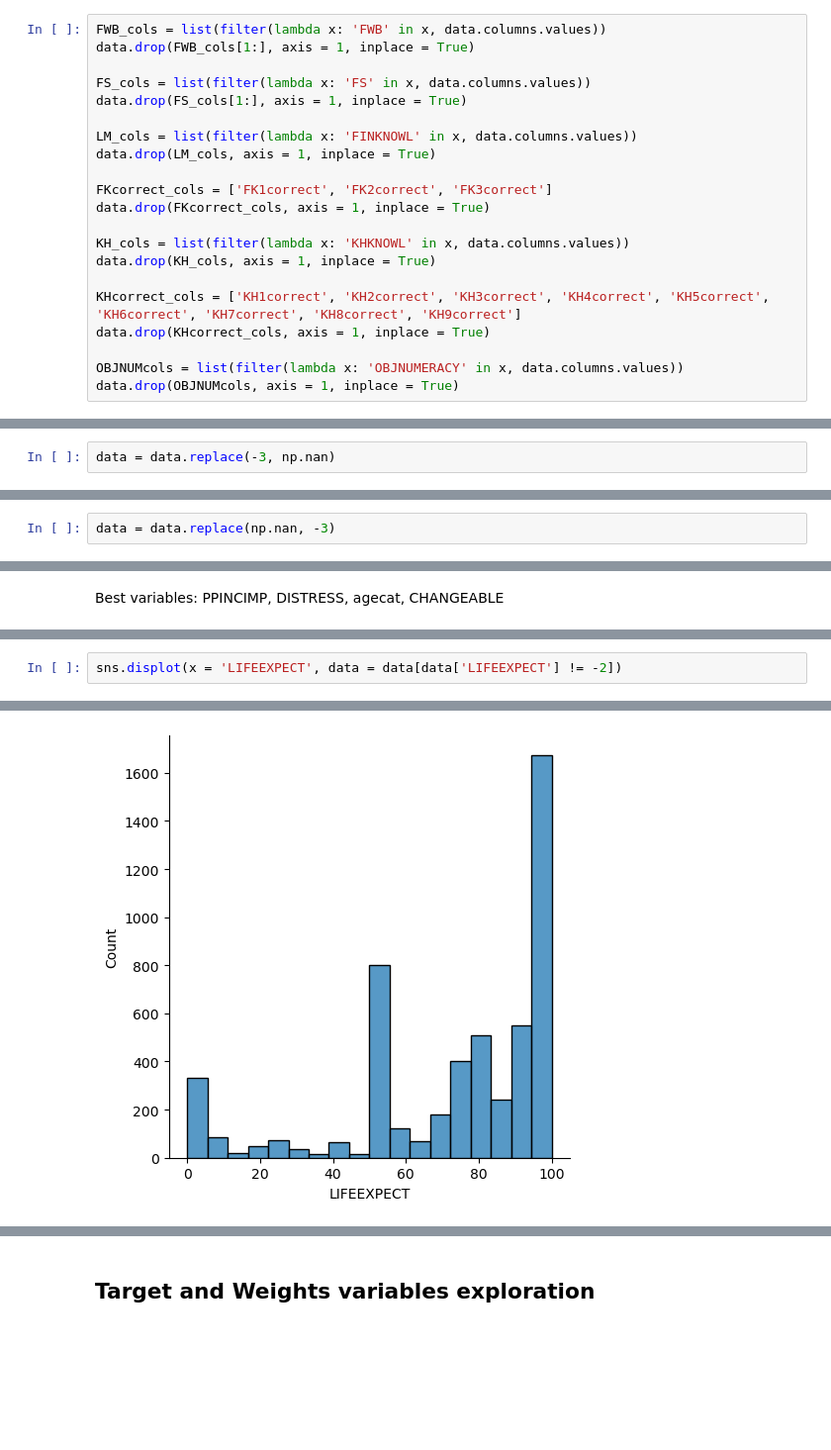
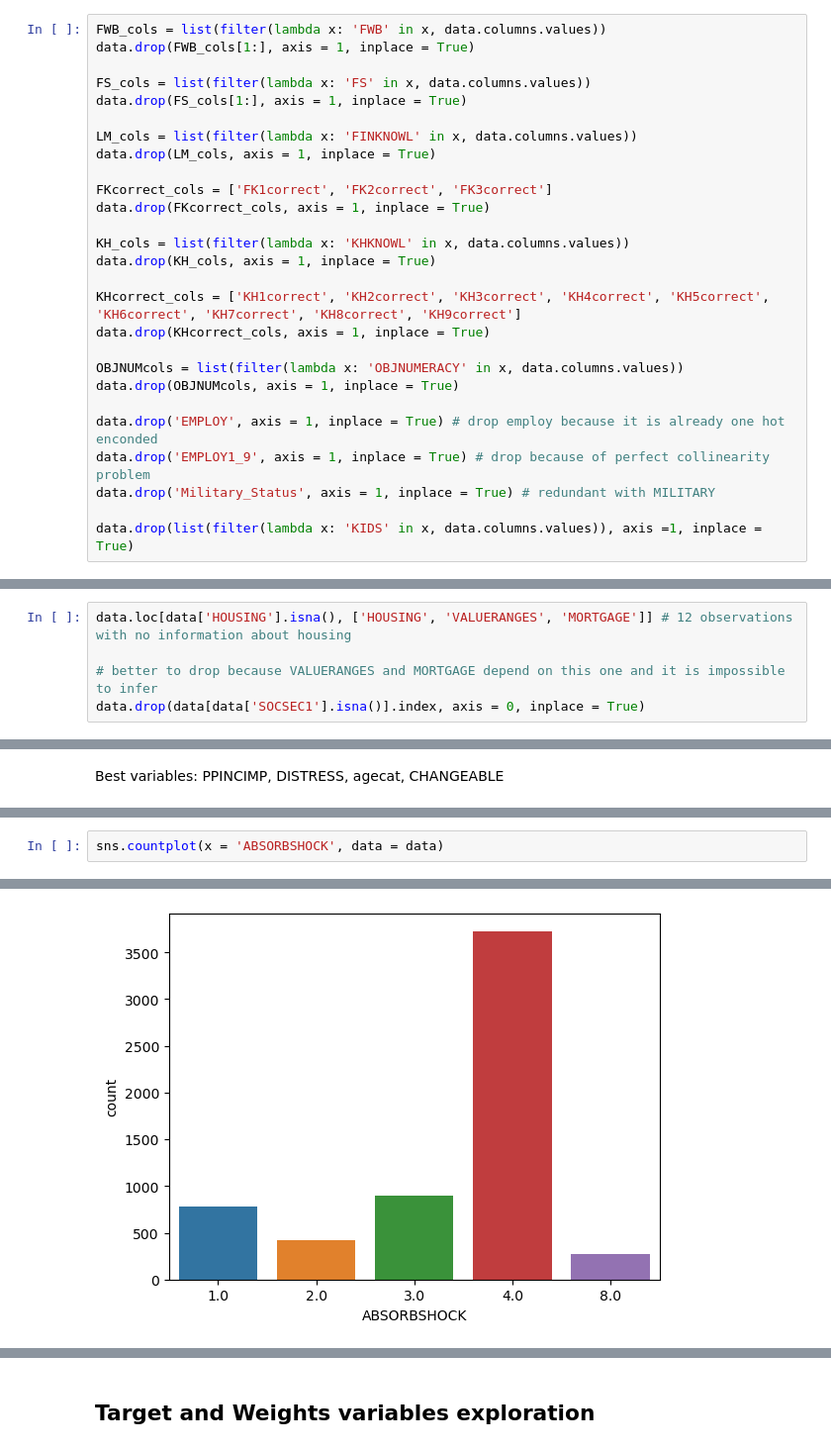
Before and after one commit to inesmcm26/ims_grant, a Jupyter notebook: data_exploration.ipynb, the cells around one changed output, grey strips where cells are left out. Shown at 99% size. Saved outputs shown, nothing was run; the diff lists cells and outputs as text; blank space fills up the shorter version.

```diff
--- a/data_exploration.ipynb
+++ b/data_exploration.ipynb
@@ -79,6 +83,12 @@ data.drop(KHcorrect_cols, axis = 1, inplace = True)
 
 OBJNUMcols = list(filter(lambda x: 'OBJNUMERACY' in x, data.columns.values))
 data.drop(OBJNUMcols, axis = 1, inplace = True)
+
+data.drop('EMPLOY', axis = 1, inplace = True) # drop employ because it is already one hot enconded
+data.drop('EMPLOY1_9', axis = 1, inplace = True) # drop because of perfect collinearity problem
+data.drop('Military_Status', axis = 1, inplace = True) # redundant with MILITARY
+
+data.drop(list(filter(lambda x: 'KIDS' in x, data.columns.values)), axis =1, inplace = True)
 # %%
 data.shape
 # %% [output]
@@ -189,2 +192,0 @@ data[data['KIDS_2'] == -3].shape[0]
-# %%
-data = data.replace(-3, np.nan)
@@ -206,2 +192,0 @@ sns.countplot(x = 'SOCSEC3', data = data) # kinda normal distributed. Let's impu
-# %%
-data = data.replace(np.nan, -3)
@@ -384,5 +333,10 @@ Mode imputation: This involves replacing the missing values with the most freque
 
 Median imputation: This involves replacing the missing values with the median value of the ordinal feature. This method is most appropriate when the ordinal feature has a skewed distribution.
+# %%
+data.loc[data['HOUSING'].isna(), ['HOUSING', 'VALUERANGES', 'MORTGAGE']] # 12 observations with no information about housing
+
+# better to drop because VALUERANGES and MORTGAGE depend on this one and it is impossible to infer
+data.drop(data[data['SOCSEC1'].isna()].index, axis = 0, inplace = True)
 # %% [markdown]
 __HOUSERANGES__
 
@@ -559,3 +526,3 @@ data[data['LIFEEXPECT'] != -2]
 # %%
-sns.displot(x = 'LIFEEXPECT', data = data[data['LIFEEXPECT'] != -2])
+sns.countplot(x = 'ABSORBSHOCK', data = data)
 # %% [output]
@@ -563,2 +530,2 @@ sns.displot(x = 'LIFEEXPECT', data = data[data['LIFEEXPECT'] != -2])
-[figure, old version]
+[figure, new version]
 # %%
```
Also changed, not shown: parts of 87 cells of this notebook, 1 other file.
